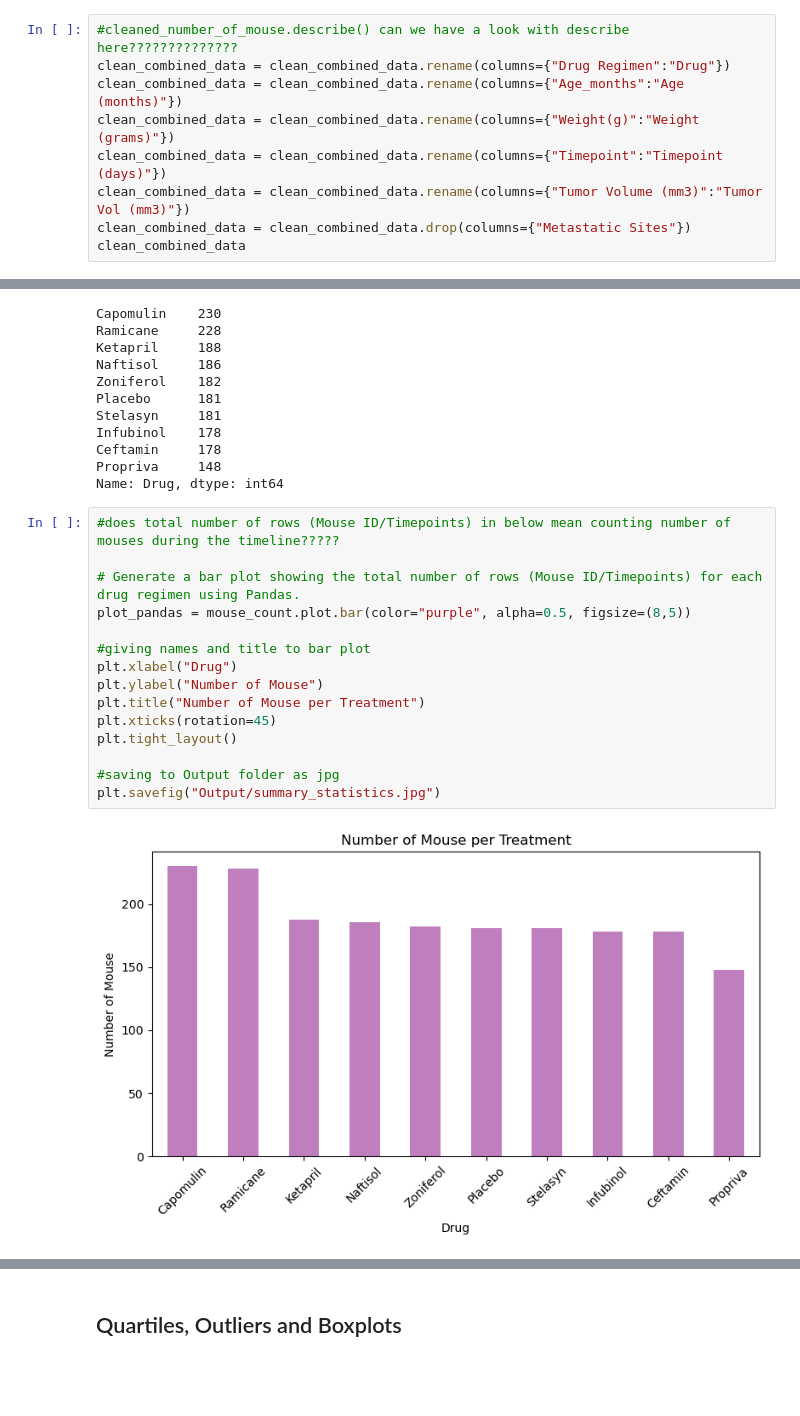
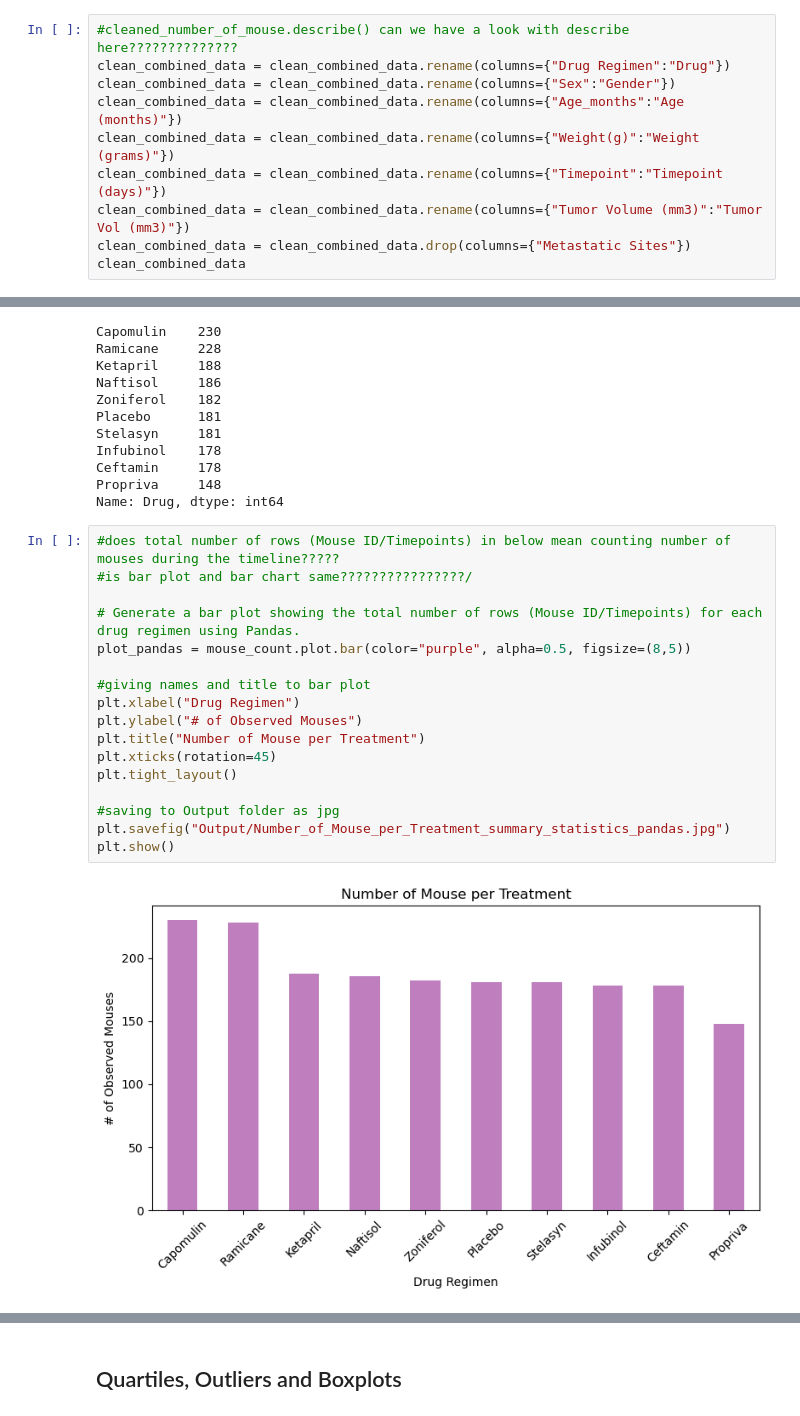
Before and after one commit to YargKlnc/Data-Visualization, a Jupyter notebook: pymaceuticals_by_YK.ipynb, the cells around one changed output, grey strips where cells are left out. Drawn from its saved outputs; the diff is of its cells as text; blank space fills up the shorter version.

```diff
--- a/pymaceuticals_by_YK.ipynb
+++ b/pymaceuticals_by_YK.ipynb
@@ -190,6 +190,7 @@ Number of mouse after removing duplicate is: 248
 # %%
 #cleaned_number_of_mouse.describe() can we have a look with describe here??????????????
 clean_combined_data = clean_combined_data.rename(columns={"Drug Regimen":"Drug"})
+clean_combined_data = clean_combined_data.rename(columns={"Sex":"Gender"})
 clean_combined_data = clean_combined_data.rename(columns={"Age_months":"Age (months)"})
 clean_combined_data = clean_combined_data.rename(columns={"Weight(g)":"Weight (grams)"})
 clean_combined_data = clean_combined_data.rename(columns={"Timepoint":"Timepoint (days)"})
@@ -297,18 +298,20 @@ Propriva     148
 Name: Drug, dtype: int64
 # %%
 #does total number of rows (Mouse ID/Timepoints) in below mean counting number of mouses during the timeline?????
+#is bar plot and bar chart same????????????????/
 
 # Generate a bar plot showing the total number of rows (Mouse ID/Timepoints) for each drug regimen using Pandas.
 plot_pandas = mouse_count.plot.bar(color="purple", alpha=0.5, figsize=(8,5))
 
 #giving names and title to bar plot
-plt.xlabel("Drug")
-plt.ylabel("Number of Mouse")
+plt.xlabel("Drug Regimen")
+plt.ylabel("# of Observed Mouses")
 plt.title("Number of Mouse per Treatment")
 plt.xticks(rotation=45)
 plt.tight_layout()
 
 #saving to Output folder as jpg
-plt.savefig("Output/summary_statistics.jpg")
+plt.savefig("Output/Number_of_Mouse_per_Treatment_summary_statistics_pandas.jpg")
+plt.show()
 # %% [output]
-[figure, old version]
+[figure, new version]
```
Also changed, not shown: parts of 12 cells of this notebook, 5 other files.
